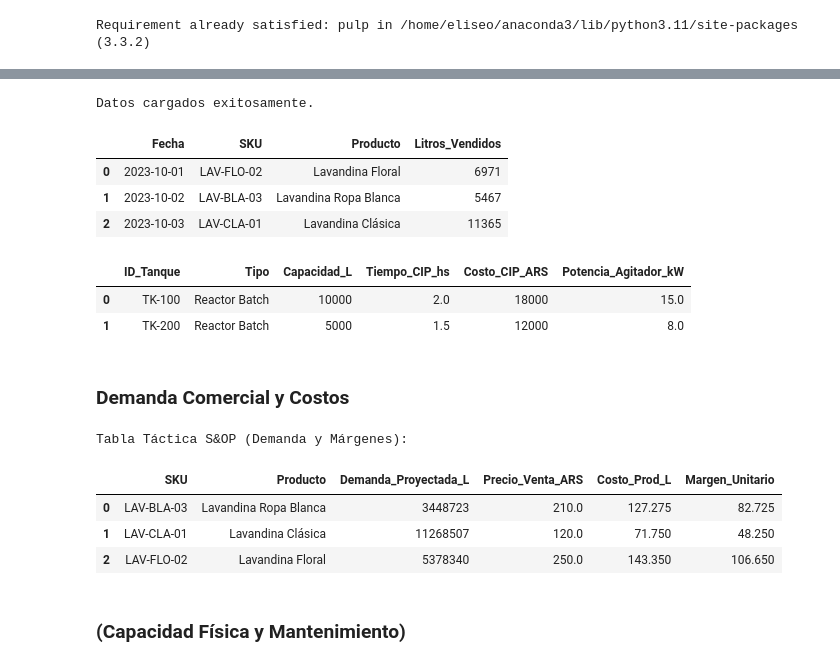
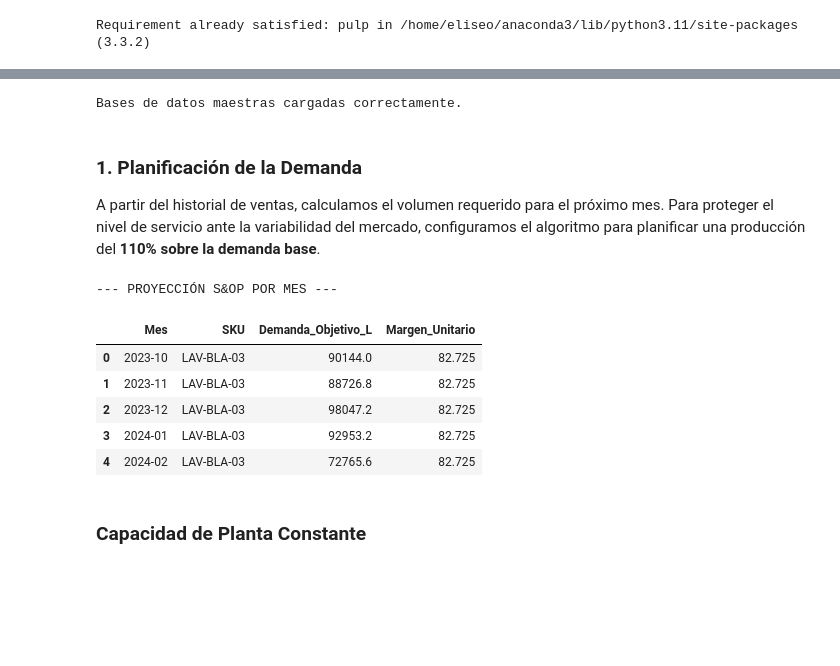
Before and after one commit to eliseoDL/sop-dashboard-streamlit, a Jupyter notebook: analisis_demanda_planificacion_producion.ipynb, the cells around one changed output, grey strips where cells are left out. Drawn from its saved outputs; the diff is of its cells as text; code cells hidden in the pictures; blank space fills up the shorter version.

```diff
--- a/analisis_demanda_planificacion_producion.ipynb
+++ b/analisis_demanda_planificacion_producion.ipynb
@@ -7,57 +17,61 @@ Requirement already satisfied: pulp in /home/eliseo/anaconda3/lib/python3.11/sit
 # %%
+# =============================================================================
+# IMPORTACIÓN Y DATOS MAESTROS
+# =============================================================================
 import pandas as pd
-import numpy as np
-import pulp
-import plotly.express as px
+from pulp import *
+import warnings
+warnings.filterwarnings('ignore')
 
-# 1. Cargar las bases de datos de la empresa
 df_ventas = pd.read_csv('historial_ventas_lavandina.csv')
 df_equipos = pd.read_csv('maestro_equipos.csv')
 df_recetas = pd.read_csv('maestro_recetas.csv')
 df_mantenimiento = pd.read_csv('mantenimiento.csv')
 
-print("Datos cargados exitosamente.")
-display(df_ventas.head(3))
-display(df_equipos.head(2))
+print("Bases de datos maestras cargadas correctamente.")
 # %% [output]
-Datos cargados exitosamente.
+Bases de datos maestras cargadas correctamente.
-|  | Fecha | SKU | Producto | Litros_Vendidos |
-| 0 | 2023-10-01 | LAV-FLO-02 | Lavandina Floral | 6971 |
-| 1 | 2023-10-02 | LAV-BLA-03 | Lavandina Ropa Blanca | 5467 |
-| 2 | 2023-10-03 | LAV-CLA-01 | Lavandina Clásica | 11365 |
-|  | ID_Tanque | Tipo | Capacidad_L | Tiempo_CIP_hs | Costo_CIP_ARS | Potencia_Agitador_kW |
-| 0 | TK-100 | Reactor Batch | 10000 | 2.0 | 18000 | 15.0 |
-| 1 | TK-200 | Reactor Batch | 5000 | 1.5 | 12000 | 8.0 |
 # %% [markdown]
-### Demanda Comercial y Costos
+### 1. Planificación de la Demanda
+A partir del historial de ventas, calculamos el volumen requerido para el próximo mes.
+Para proteger el nivel de servicio ante la variabilidad del mercado, configuramos el algoritmo para planificar una producción del **110% sobre la demanda base**.
 # %%
-# --- A. CÁLCULO DE DEMANDA PROYECTADA ---
-# Agrupamos el historial de ventas para obtener el volumen total mensual requerido por SKU
-df_demanda = df_ventas.groupby(['SKU', 'Producto'])['Litros_Vendidos'].sum().reset_index()
-df_demanda.rename(columns={'Litros_Vendidos': 'Demanda_Proyectada_L'}, inplace=True)
+# =============================================================================
+# FORECASTING MENSUAL Y CÁLCULO DE MÁRGENES
+# =============================================================================
+# 1. Convertimos la columna fecha y extraemos el MES (ej: '2023-10')
+df_ventas['Fecha'] = pd.to_datetime(df_ventas['Fecha'])
+df_ventas['Mes'] = df_ventas['Fecha'].dt.to_period('M').astype(str)
 
-# Supongamos unos precios de venta de lista (esto podrías tenerlo en otro CSV a futuro)
+# 2. Agrupamos por Mes y SKU
+df_base = df_ventas.groupby(['Mes', 'SKU', 'Producto'])['Litros_Vendidos'].sum().reset_index()
+
+# 3. Proyectamos la demanda (Crecimiento del 15% + Seguridad del 5% = Factor 1.20)
+FACTOR_PROYECCION = 1.20
+df_base['Demanda_Objetivo_L'] = df_base['Litros_Vendidos'] * FACTOR_PROYECCION
+
 precios = {'LAV-CLA-01': 120.0, 'LAV-FLO-02': 250.0, 'LAV-BLA-03': 210.0}
-df_demanda['Precio_Venta_ARS'] = df_demanda['SKU'].map(precios)
+df_base['Precio_Venta_ARS'] = df_base['SKU'].map(precios)
 
-# --- B. CÁLCULO DE COSTOS DESDE RECETAS ---
-# Multiplicamos la fracción del insumo por su costo unitario
+# 4. Cálculos de Costo desde Receta
 df_recetas['Costo_Aporte'] = df_recetas['Fraccion_Receta'] * df_recetas['Costo_Unitario_ARS']
 df_costos = df_recetas.groupby('SKU_Producto')['Costo_Aporte'].sum().reset_index()
 df_costos.rename(columns={'SKU_Producto': 'SKU', 'Costo_Aporte': 'Costo_Prod_L'}, inplace=True)
 
-# --- C. CONSOLIDACIÓN COMERCIAL (MARGEN S&OP) ---
-df_sop = pd.merge(df_demanda, df_costos, on='SKU')
+# 5. Unificamos Demanda y Costos por Mes
+df_sop = pd.merge(df_base, df_costos, on='SKU')
 df_sop['Margen_Unitario'] = df_sop['Precio_Venta_ARS'] - df_sop['Costo_Prod_L']
 
-print("Tabla Táctica S&OP (Demanda y Márgenes):")
-display(df_sop)
+print("--- PROYECCIÓN S&OP POR MES ---")
+display(df_sop[['Mes', 'SKU', 'Demanda_Objetivo_L', 'Margen_Unitario']].head())
 # %% [output]
-Tabla Táctica S&OP (Demanda y Márgenes):
+--- PROYECCIÓN S&OP POR MES ---
-|  | SKU | Producto | Demanda_Proyectada_L | Precio_Venta_ARS | Costo_Prod_L | Margen_Unitario |
-| 0 | LAV-BLA-03 | Lavandina Ropa Blanca | 3448723 | 210.0 | 127.275 | 82.725 |
-| 1 | LAV-CLA-01 | Lavandina Clásica | 11268507 | 120.0 | 71.750 | 48.250 |
-| 2 | LAV-FLO-02 | Lavandina Floral | 5378340 | 250.0 | 143.350 | 106.650 |
+|  | Mes | SKU | Demanda_Objetivo_L | Margen_Unitario |
+| 0 | 2023-10 | LAV-BLA-03 | 90144.0 | 82.725 |
+| 1 | 2023-11 | LAV-BLA-03 | 88726.8 | 82.725 |
+| 2 | 2023-12 | LAV-BLA-03 | 98047.2 | 82.725 |
+| 3 | 2024-01 | LAV-BLA-03 | 92953.2 | 82.725 |
+| 4 | 2024-02 | LAV-BLA-03 | 72765.6 | 82.725 |
 # %% [markdown]
-### (Capacidad Física y Mantenimiento)
+### Capacidad de Planta Constante
 # %%
```
Also changed, not shown: parts of 6 cells of this notebook, 2 other files.
